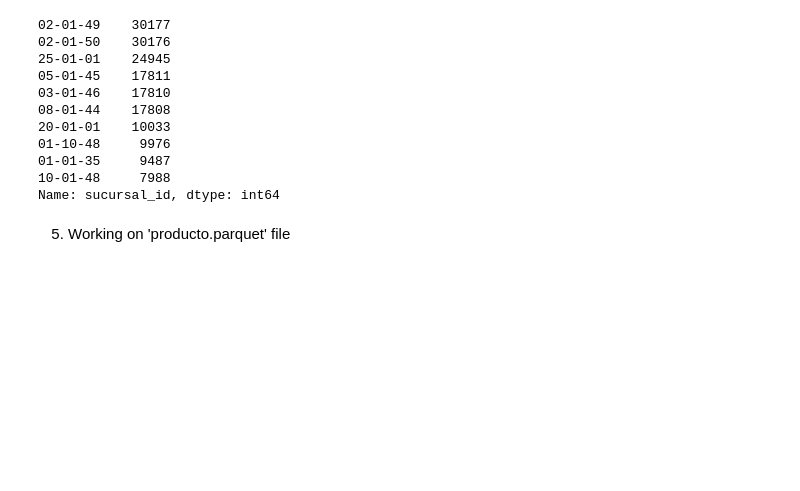
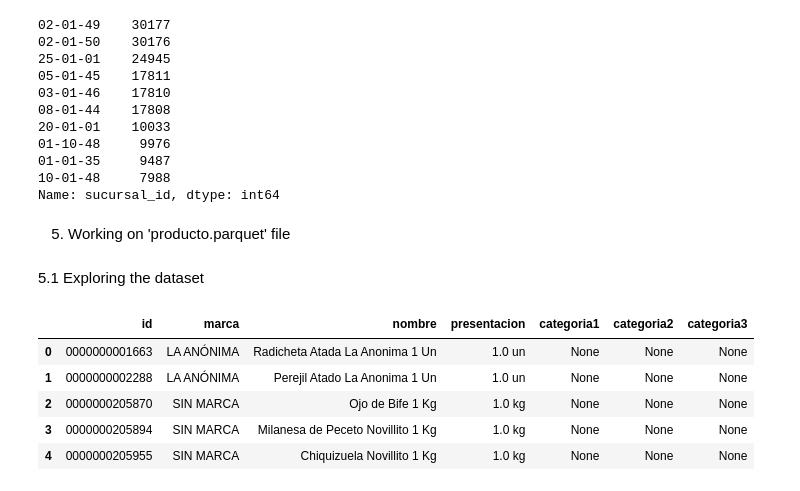
Before and after one commit to Leon-Espitia/Data_Engineering_ETL-n-ER_Model, a Jupyter notebook: cleansingStage.ipynb, the cells around one changed output. Saved outputs shown, nothing was run; the diff lists cells and outputs as text; code cells hidden in the pictures; blank space fills up the shorter version.

```diff
--- a/cleansingStage.ipynb
+++ b/cleansingStage.ipynb
@@ -580,0 +590,11 @@ df_excel_19_26.to_csv('precio_semanas_20200419_20200426.csv', sep=',',decimal='.
+# %% [markdown]
+5.1 Exploring the dataset
+# %%
+df_parquet.head()
+# %% [output]
+|  | id | marca | nombre | presentacion | categoria1 | categoria2 | categoria3 |
+| 0 | 0000000001663 | LA ANÓNIMA | Radicheta Atada La Anonima 1 Un | 1.0 un | None | None | None |
+| 1 | 0000000002288 | LA ANÓNIMA | Perejil Atado La Anonima 1 Un | 1.0 un | None | None | None |
+| 2 | 0000000205870 | SIN MARCA | Ojo de Bife 1 Kg | 1.0 kg | None | None | None |
+| 3 | 0000000205894 | SIN MARCA | Milanesa de Peceto Novillito 1 Kg | 1.0 kg | None | None | None |
+| 4 | 0000000205955 | SIN MARCA | Chiquizuela Novillito 1 Kg | 1.0 kg | None | None | None |
```
Also changed, not shown: parts of 13 cells of this notebook, 1 other file.
